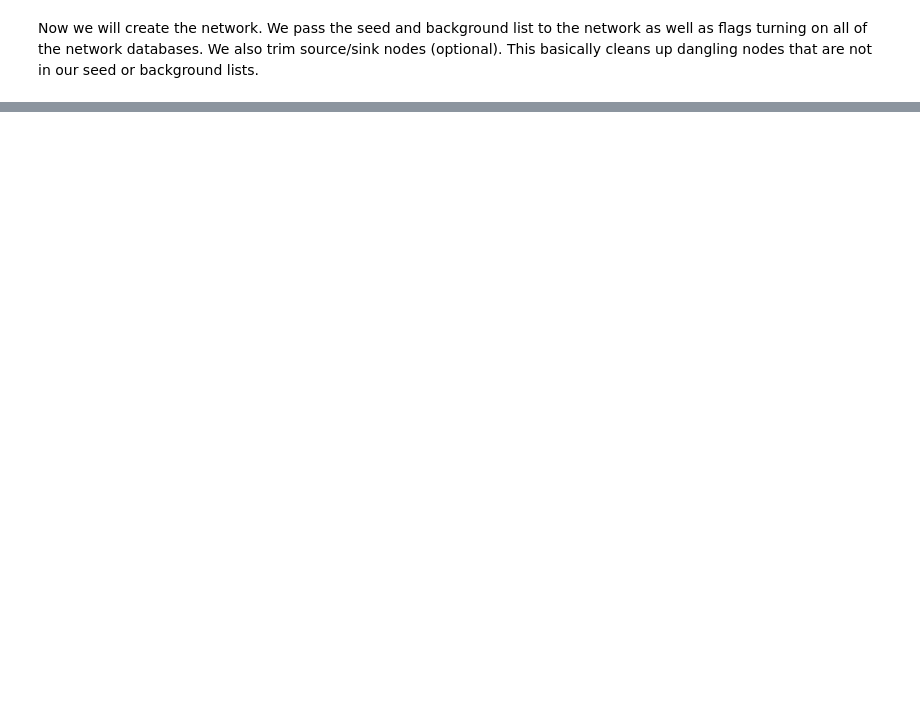
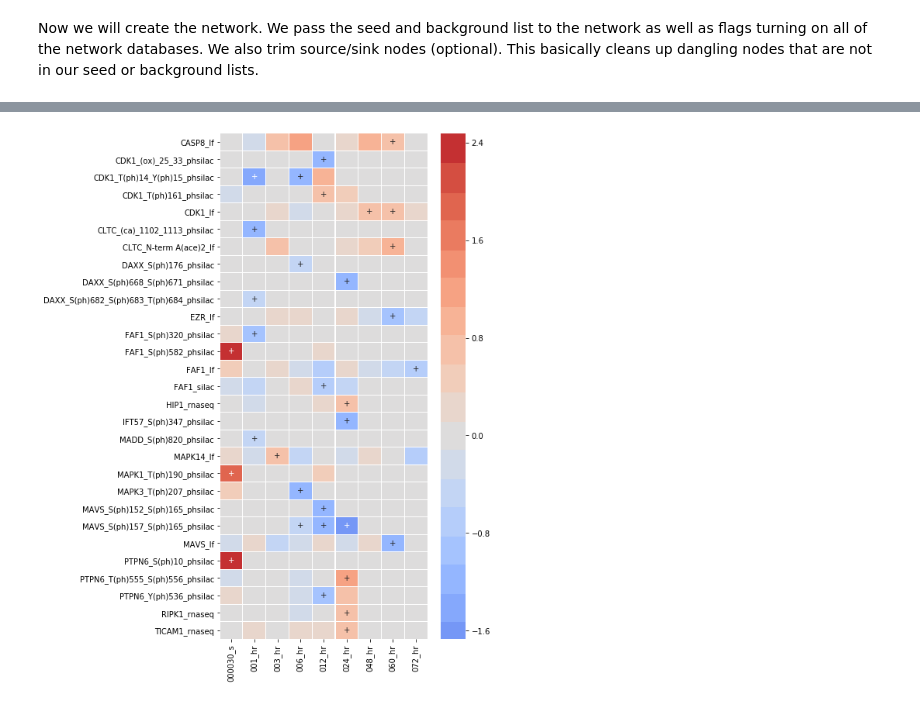
Before and after one commit to LoLab-MSM/MAGINE_Supplement_notebooks, a Jupyter notebook: supplement_notebook_2_network_creation_and_exploration.ipynb, the cells around one changed output, grey strips where cells are left out. Cells and saved outputs as stored; diff of their text form; code cells hidden in the pictures; blank space fills up the shorter version.

```diff
--- a/supplement_notebook_2_network_creation_and_exploration.ipynb
+++ b/supplement_notebook_2_network_creation_and_exploration.ipynb
@@ -147,0 +183,11 @@ exp_data.label_free.require_n_sig(index='label', n_sig=2).heatmap(
+# %%
+show_neighbors('CASP8',
+               exp_data.species,
+               upstream=True,
+               downstream=False,
+               max_dist=1,
+               include_only=exp_data.species.sig.id_list,
+               figsize=(6, 12)
+)
+# %% [output]
+[figure, added]
```
Also changed, not shown: parts of 30 cells of this notebook, 2 other files.
